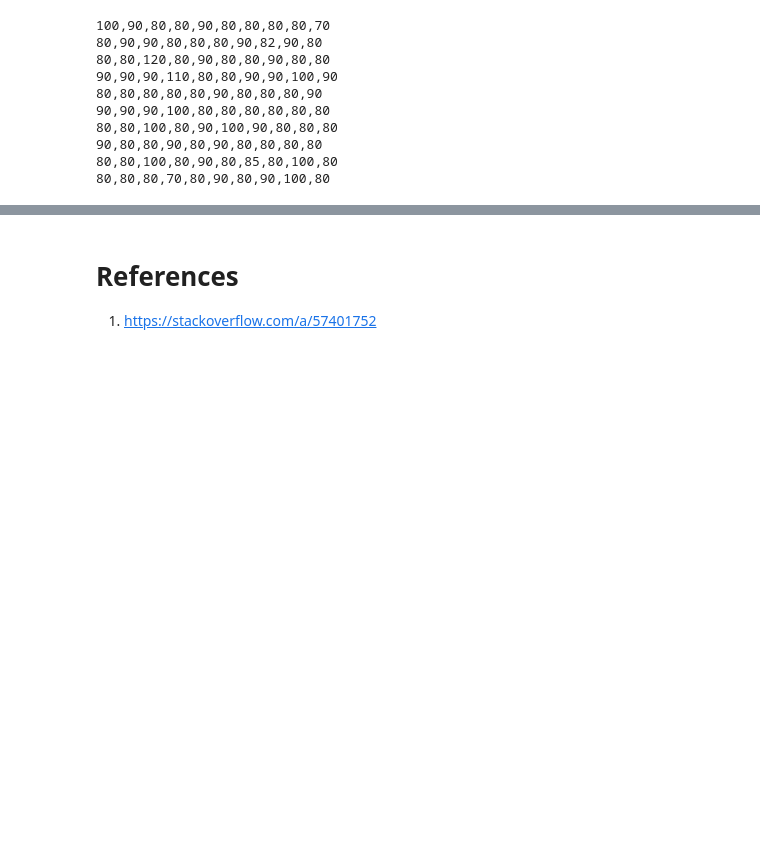
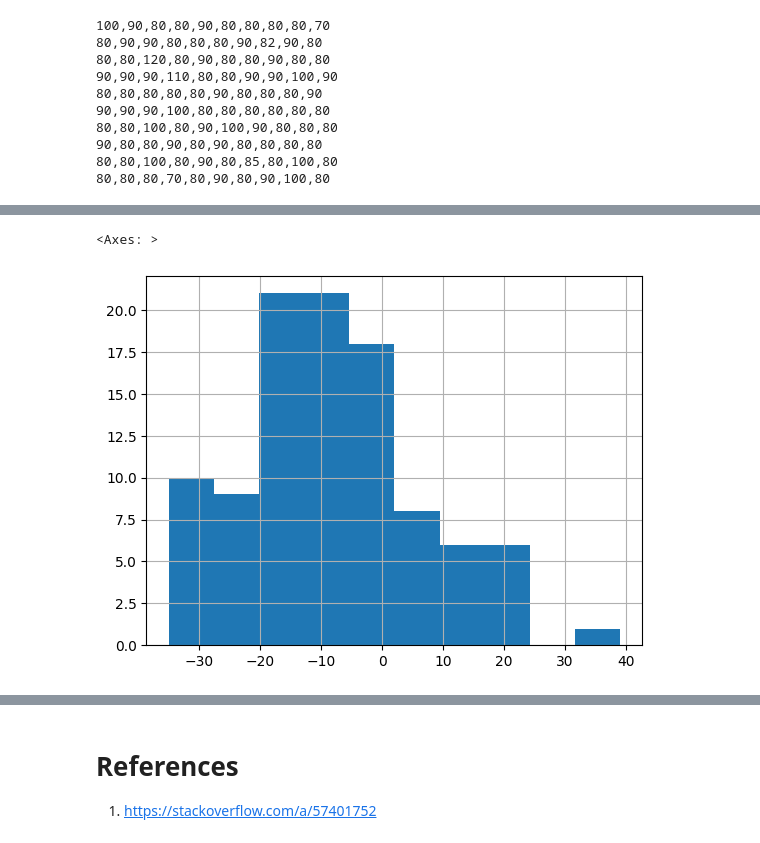
Before and after one commit to farhanarrafi/empirical-analysis-cardiovascular-data, a Jupyter notebook: Emperical_Analysis_Project.ipynb, the cells around one changed output, grey strips where cells are left out. Saved outputs shown, nothing was run; the diff lists cells and outputs as text; code cells hidden in the pictures; blank space fills up the shorter version.

```diff
--- a/Emperical_Analysis_Project.ipynb
+++ b/Emperical_Analysis_Project.ipynb
@@ -276,0 +364,5 @@ ap_hi_lo_samples['ap_lo'].hist()
+# %%
+weight_ap_lo_difference.hist()
+# %% [output]
+<Axes: >
+[figure, added]
```
Also changed, not shown: parts of 19 cells of this notebook.
